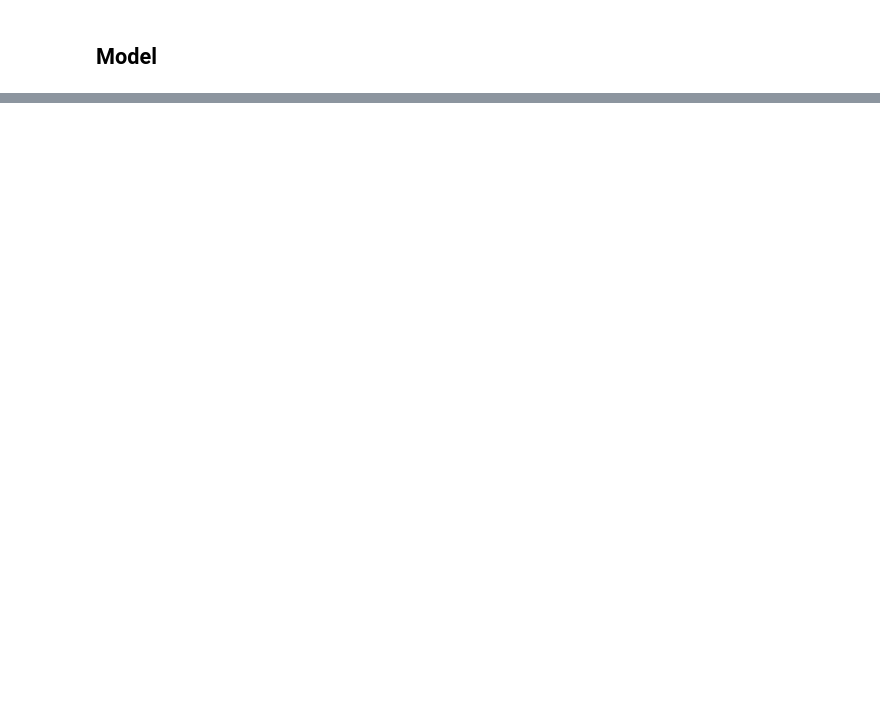
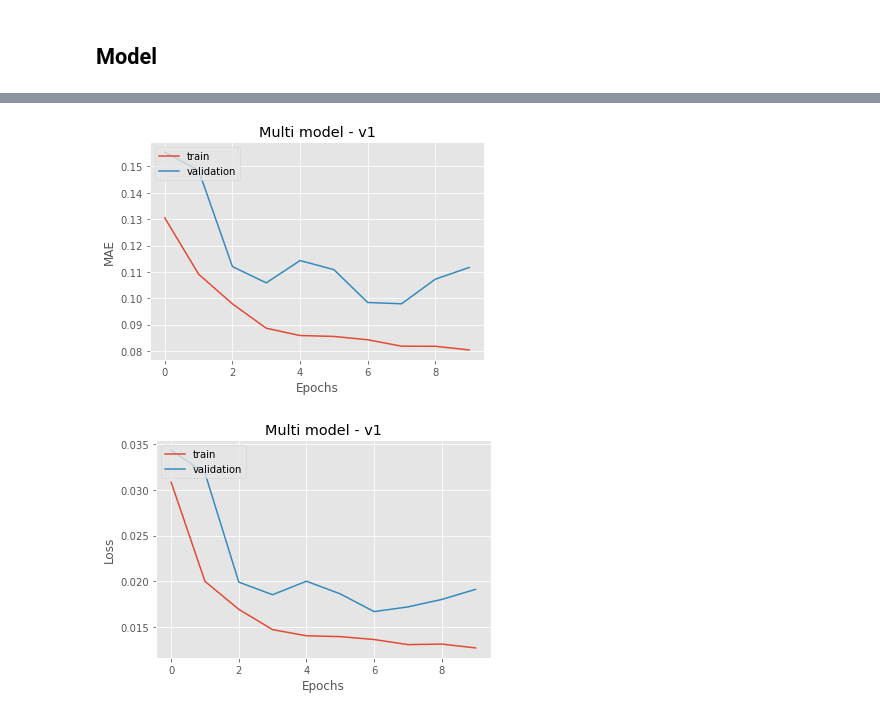
Before and after one commit to AdriNemcikova/DP, a Jupyter notebook: NORM_det_sel_concat.ipynb, the cells around one changed output, grey strips where cells are left out. Cells and saved outputs as stored; diff of their text form; code cells hidden in the pictures; blank space fills up the shorter version.

Commit message:
multi nn model

```diff
--- a/NORM_det_sel_concat.ipynb
+++ b/NORM_det_sel_concat.ipynb
@@ -50,7 +50,7 @@ def stochastic_noise_generator(curve):
 ## Data loading
 # %%
 data = pd.read_pickle("detached_all_parameters.pkl").reset_index()
-data_sample = data.sample(n=200000)
+data_sample = data.sample(n=100000)
 # %%
 X = []
 for row in data_sample["curve"]:
@@ -192,0 +208,23 @@ KeyboardInterrupt:
+# %%
+def training_loss(history):
+    plt.style.use('ggplot')
+    plt.plot(history.history['mae'])
+    plt.plot(history.history['val_mae'])
+    plt.title('Multi model - v1')
+    plt.ylabel('MAE')
+    plt.xlabel('Epochs')
+    plt.legend(['train', 'validation'], loc='upper left')
+    plt.show()
+    plt.style.use('ggplot')
+    plt.plot(history.history['loss'])
+    plt.plot(history.history['val_loss'])
+    plt.title('Multi model - v1')
+    plt.ylabel('Loss')
+    plt.xlabel('Epochs')
+    plt.legend(['train', 'validation'], loc='upper left')
+    plt.show()
+
+training_loss(history_multi)
+# %% [output]
+[figure, added]
+[figure, added]
```
Also changed, not shown: parts of 5 cells of this notebook, 1 other file.
